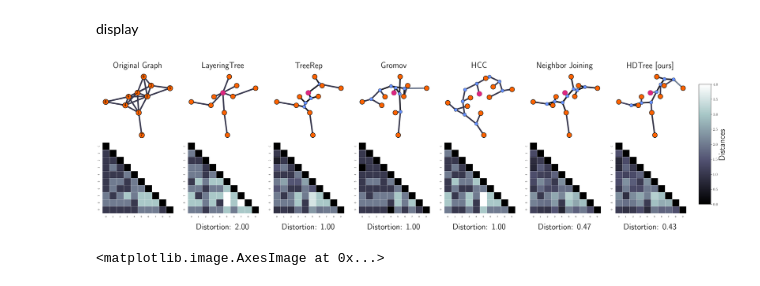
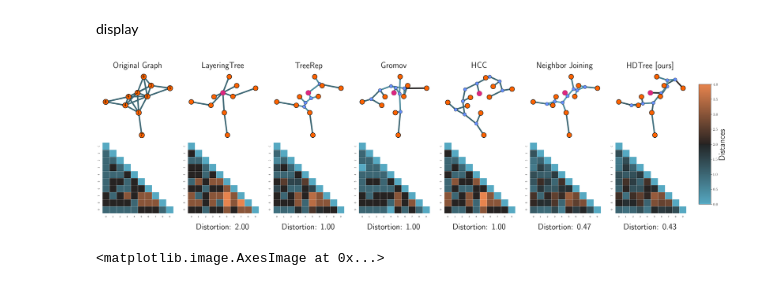
Before and after one commit to pierrehouedry/DifferentiableHyperbolicity, a Jupyter notebook: hyperbolicity/expes/figures/figure_paper_final.ipynb, the cells around one changed output. Drawn from its saved outputs; the diff is of its cells as text; code cells hidden in the pictures.

```diff
--- a/hyperbolicity/expes/figures/figure_paper_final.ipynb
+++ b/hyperbolicity/expes/figures/figure_paper_final.ipynb
@@ -23,6 +23,7 @@ import seaborn as sns
 sns.set_theme(style="white")
 # %%
 from matplotlib.colors import Normalize
+from matplotlib.colors import DivergingNorm
 
 def draw_graph(n, distances, tree, ax, title='Tree', fixed_pos=None, fixed_nodes=None,
                node_size=500, edge_color='gray',root=0,show_root=True,
@@ -85,7 +86,8 @@ def plot_distances(distances, ax, vmin=0, vmax=10,
     # Draw the heatmap with the mask and correct aspect ratio
     #sns.heatmap(distances, mask=mask, cmap=cmap, vmin=vmin, vmax=vmax, center=0,
     #            square=True, linewidths=.5, cbar_kws={"shrink": .6},ax=ax)
-    sns.heatmap(distances, mask=mask, cmap=cmap, vmin=vmin, vmax=vmax,
+    divnorm = DivergingNorm(vmin=vmin, vcenter=1, vmax=vmax)
+    sns.heatmap(distances, mask=mask, cmap=cmap, norm=divnorm,
                 square=True, linewidths=.7, cbar=False,ax=ax)
 # %%
 def create_sbm(n1=50, n2=50, p_in=0.3, p_out=0.05, seed=None):
@@ -167,8 +169,10 @@ display
 # %%
 node_size = 400
 size_fig = 5
-cmap_dist = sns.color_palette(palette='bone', as_cmap=True)
-#sns.diverging_palette(220,30, l=65, center="dark", as_cmap=True)#sns.color_palette("icefire", as_cmap=True)
+cmap_dist = sns.diverging_palette(220,30, l=65, center="dark", as_cmap=True)
+#sns.color_palette(palette='bone', as_cmap=True)
+#sns.diverging_palette(220,30, l=65, center="dark", as_cmap=True)
+# #sns.color_palette("icefire", as_cmap=True)
 vmin = 0
 vmax = 4
 fs=36
@@ -235,34 +239,34 @@ ax = axes[0, 5]
 draw_graph(N, tree_nj_distances, tree_nj, ax, title='Neighbor Joining', fixed_pos=fixed_positions, fixed_nodes=fixed_nodes,
            cmap=cmap_dist, node_size=node_size, root=root, vmax=vmax, fs=fs, with_labels=False)
 ax = axes[1, 5]
 plot_distances(tree_nj_distances[:N, :N], ax, vmin=vmin, vmax=vmax, cmap=cmap_dist)
 distortion = np.abs(distances - tree_nj_distances[:N, :N]).max()
 ax.text(0.5, -0.2, f"Distortion: {distortion:.2f}", ha='center', va='center', transform=ax.transAxes, fontsize=fs)
 
 
 
 
 # 7) HDTree
 ax = axes[0, 6]
 l = np.argsort(opt_tree_full.nodes)
 draw_graph(N, distance_hdtree[l], opt_tree_full, ax, title='HDTree [ours]', fixed_pos=fixed_positions, fixed_nodes=fixed_nodes,
            cmap=cmap_dist, node_size=node_size, root=root, vmax=vmax, fs=fs, with_labels=False)
 
 ax = axes[1, 6]
 plot_distances(distance_hdtree[l][:N, l[:N]], ax, vmin=vmin, vmax=vmax, cmap=cmap_dist)
 distortion = np.abs(distances - distance_hdtree[l][:N, l[:N]]).max()
 ax.text(0.5, -0.2, f"Distortion: {distortion:.2f}", ha='center', va='center', transform=ax.transAxes, fontsize=fs)
 
 cbar_ax = fig.add_axes([1.01, 0.15, 0.02, 0.7])  # Position: [gauche, bas, largeur, hauteur]
 sm = plt.cm.ScalarMappable(cmap=cmap_dist, norm=plt.Normalize(vmin=vmin, vmax=vmax))
 cbar = fig.colorbar(sm, cax=cbar_ax)
 cbar.set_label('Distances', fontsize=fs)
 cbar.ax.tick_params(labelsize=16)
 
 plt.tight_layout()
 plt.show()
 # %% [output]
-[figure, old version]
+[figure, new version]
 # %%
 plt.imshow(distances)
 # %% [output]
```
Also changed, not shown: 1 other file.
